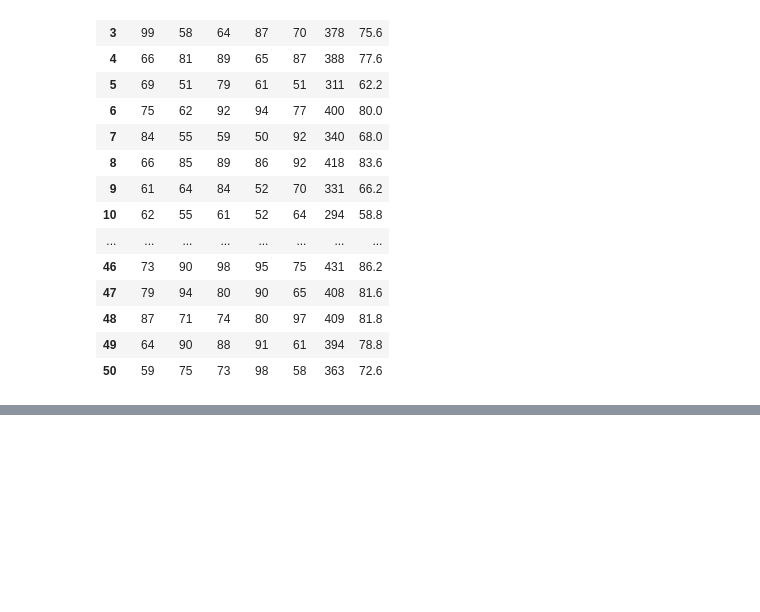
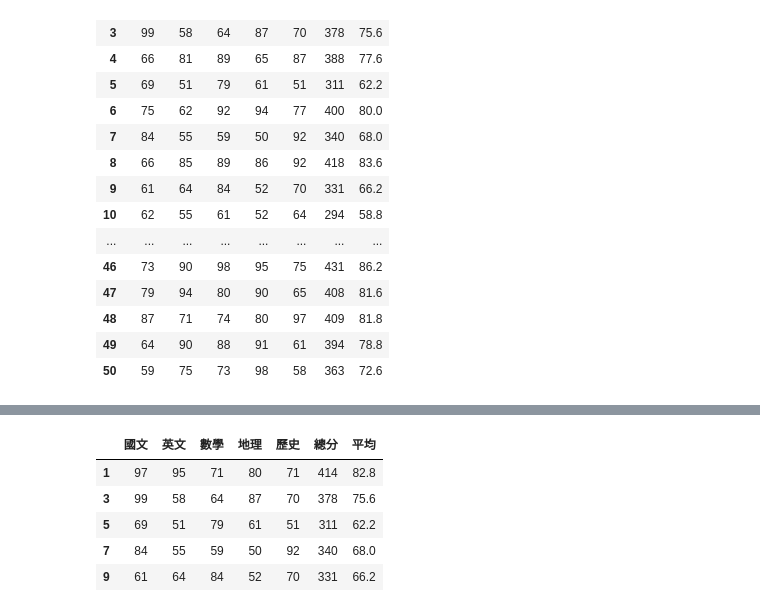
Before and after one commit to lansj0221/2024_2_20_2_4, a Jupyter notebook: lesson15/lesson15_3.ipynb, the cells around one changed output, grey strips where cells are left out. Cells and saved outputs as stored; diff of their text form; code cells hidden in the pictures; blank space fills up the shorter version.

```diff
--- a/lesson15/lesson15_3.ipynb
+++ b/lesson15/lesson15_3.ipynb
@@ -211,0 +247,10 @@ dtype: int64
+# %%
+#使用list
+scores_df.loc[[1, 3, 5, 7, 9]]
+# %% [output]
+|  | 國文 | 英文 | 數學 | 地理 | 歷史 | 總分 | 平均 |
+| 1 | 97 | 95 | 71 | 80 | 71 | 414 | 82.8 |
+| 3 | 99 | 58 | 64 | 87 | 70 | 378 | 75.6 |
+| 5 | 69 | 51 | 79 | 61 | 51 | 311 | 62.2 |
+| 7 | 84 | 55 | 59 | 50 | 92 | 340 | 68.0 |
+| 9 | 61 | 64 | 84 | 52 | 70 | 331 | 66.2 |
```
Also changed, not shown: parts of 3 cells of this notebook.
